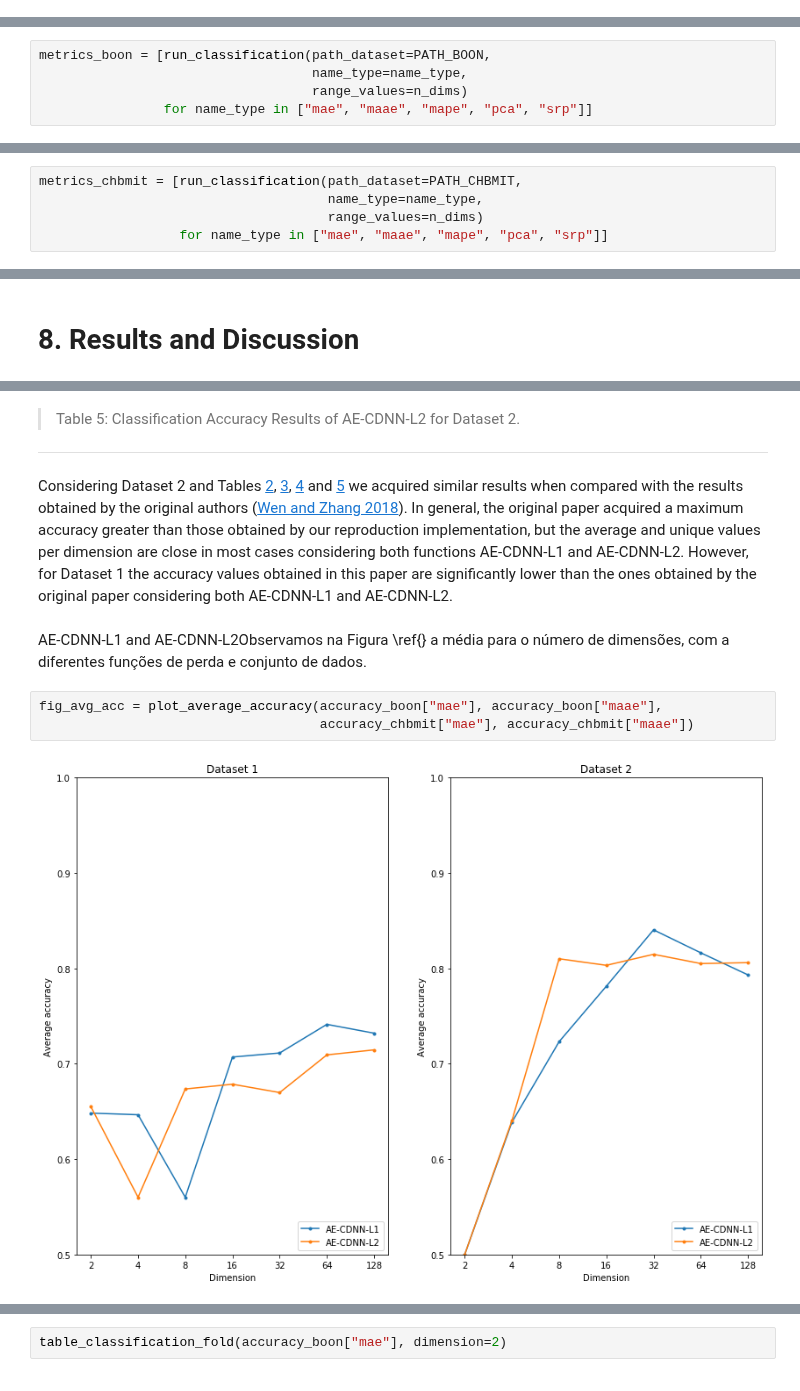
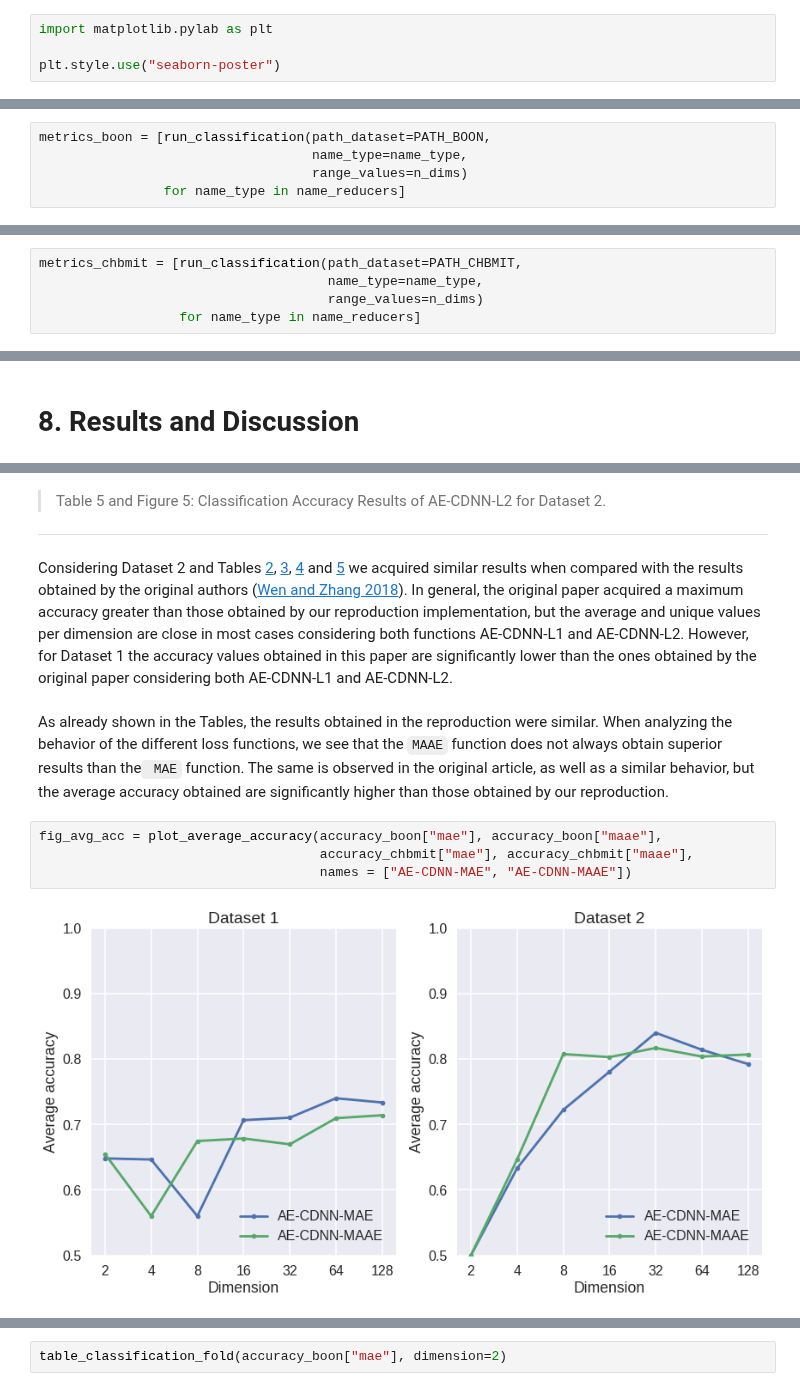
Before and after one commit to bruAristimunha/Re-Deep-Convolution-Neural-Network-and-Autoencoders-Based-Unsupervised-Feature-Learning-of-EEG, a Jupyter notebook: notebook/Jupyter_Paper_Re-Deep Convolution Neural Network and Autoencoders-Based Unsupervised Feature Learning of EEG Signals.ipynb, the cells around one changed output, grey strips where cells are left out. Drawn from its saved outputs; the diff is of its cells as text.

```diff
--- a/notebook/Jupyter_Paper_Re-Deep Convolution Neural Network and Autoencoders-Based Unsupervised Feature Learning of EEG Signals.ipynb
+++ b/notebook/Jupyter_Paper_Re-Deep Convolution Neural Network and Autoencoders-Based Unsupervised Feature Learning of EEG Signals.ipynb
@@ -113,4 +117,8 @@ chbmit_url = 'https://physionet.org/files/chbmit/1.0.0/'
 n_dims = [2, 4, 8, 16, 32, 64, 128, 256]
+# %%
+import matplotlib.pylab as plt
+
+plt.style.use("seaborn-poster")
 # %% [markdown]
 # 4. Introduction (text):
 # %% [markdown]
@@ -502,5 +458,5 @@ name_reducers = ["mae", "maae", "mape", "pca", "srp"]
 metrics_boon = [run_classification(path_dataset=PATH_BOON,
                                    name_type=name_type,
                                    range_values=n_dims)
-                for name_type in ["mae", "maae", "mape", "pca", "srp"]]
+                for name_type in name_reducers]
 # %% [output]
@@ -529,5 +485,5 @@ accuracy_boon = dict(zip(name_reducers, metrics_boon))
 metrics_chbmit = [run_classification(path_dataset=PATH_CHBMIT,
                                      name_type=name_type,
                                      range_values=n_dims)
-                  for name_type in ["mae", "maae", "mape", "pca", "srp"]]
+                  for name_type in name_reducers]
 # %% [output]
@@ -624,13 +660,14 @@ table_classification_dimension(accuracy_chbmit["maae"])
 # %% [markdown]
-> Table 5: Classification Accuracy Results of AE-CDNN-L2 for Dataset 2<a name="table:accuracy-ae-l2-d2"></a>.
+> Table 5 and Figure 5: Classification Accuracy Results of AE-CDNN-L2 for Dataset 2<a name="table:accuracy-ae-l2-d2"></a>.
 
 ---
 # %% [markdown]
 Considering Dataset 2 and Tables [2](#table:accuracy-ae-l1-d1),  [3](#table:accuracy-ae-l2-d1), [4](#table:accuracy-ae-l1-d2) and [5](#table:accuracy-ae-l2-d2) we acquired similar results when compared with the results obtained by the original authors (<a id="ref-33" href="#cite-WenZha">Wen and Zhang 2018</a>). In general, the original paper acquired a maximum accuracy greater than those obtained by our reproduction implementation, but the average and unique values per dimension are close in most cases considering both functions AE-CDNN-L1 and AE-CDNN-L2. However, for Dataset 1 the accuracy values obtained in this paper are significantly lower than the ones obtained by the original paper considering both AE-CDNN-L1 and AE-CDNN-L2.
-# %% [markdown]
-AE-CDNN-L1 and AE-CDNN-L2Observamos na Figura \ref{} a média para o número de dimensões, com a diferentes funções de perda e conjunto de dados.
+# %% [markdown]
+As already shown in the Tables, the results obtained in the reproduction were similar. When analyzing the behavior of the different loss functions, we see that the `MAAE` function does not always obtain superior results than the` MAE` function. The same is observed in the original article, as well as a similar behavior, but the average accuracy obtained are significantly higher than those obtained by our reproduction.
 # %%
 fig_avg_acc = plot_average_accuracy(accuracy_boon["mae"], accuracy_boon["maae"],
-                                    accuracy_chbmit["mae"], accuracy_chbmit["maae"])
+                                    accuracy_chbmit["mae"], accuracy_chbmit["maae"],
+                                    names = ["AE-CDNN-MAE", "AE-CDNN-MAAE"])
 # %% [output]
-[figure, old version]
+[figure, new version]
```
Also changed, not shown: parts of 99 cells of this notebook.
